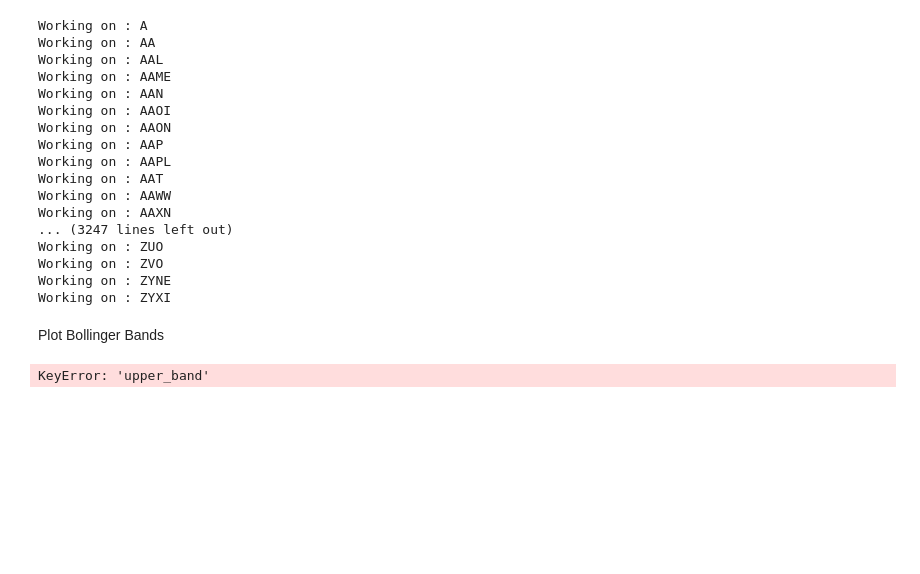
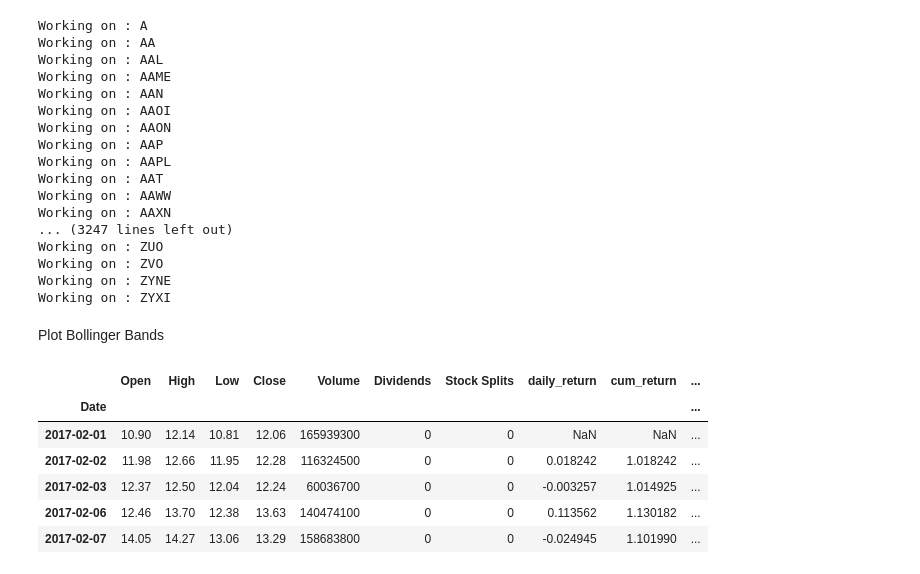
Before and after one commit to DMZellmer/Investing-with-Data-Science, a Jupyter notebook: Invest with Data Science.ipynb, the cells around one changed output. Saved outputs shown, nothing was run; the diff lists cells and outputs as text; code cells hidden in the pictures; blank space fills up the shorter version.

```diff
--- a/Invest with Data Science.ipynb
+++ b/Invest with Data Science.ipynb
@@ -245,6 +245,12 @@ def plot_with_boll_bands(df, ticker):
     fig.show()
 # %%
 test_df = get_stock_df_from_csv('AMD')
-plot_with_boll_bands(test_df, 'AMD')
+test_df.head()
 # %% [output]
-KeyError: 'upper_band'
+|  | Open | High | Low | Close | Volume | Dividends | Stock Splits | daily_return | cum_return | ... |
+| Date |  |  |  |  |  |  |  |  |  | ... |
+| 2017-02-01 | 10.90 | 12.14 | 10.81 | 12.06 | 165939300 | 0 | 0 | NaN | NaN | ... |
+| 2017-02-02 | 11.98 | 12.66 | 11.95 | 12.28 | 116324500 | 0 | 0 | 0.018242 | 1.018242 | ... |
+| 2017-02-03 | 12.37 | 12.50 | 12.04 | 12.24 | 60036700 | 0 | 0 | -0.003257 | 1.014925 | ... |
+| 2017-02-06 | 12.46 | 13.70 | 12.38 | 13.63 | 140474100 | 0 | 0 | 0.113562 | 1.130182 | ... |
+| 2017-02-07 | 14.05 | 14.27 | 13.06 | 13.29 | 158683800 | 0 | 0 | -0.024945 | 1.101990 | ... |
```
Also changed, not shown: parts of 2 cells of this notebook.
